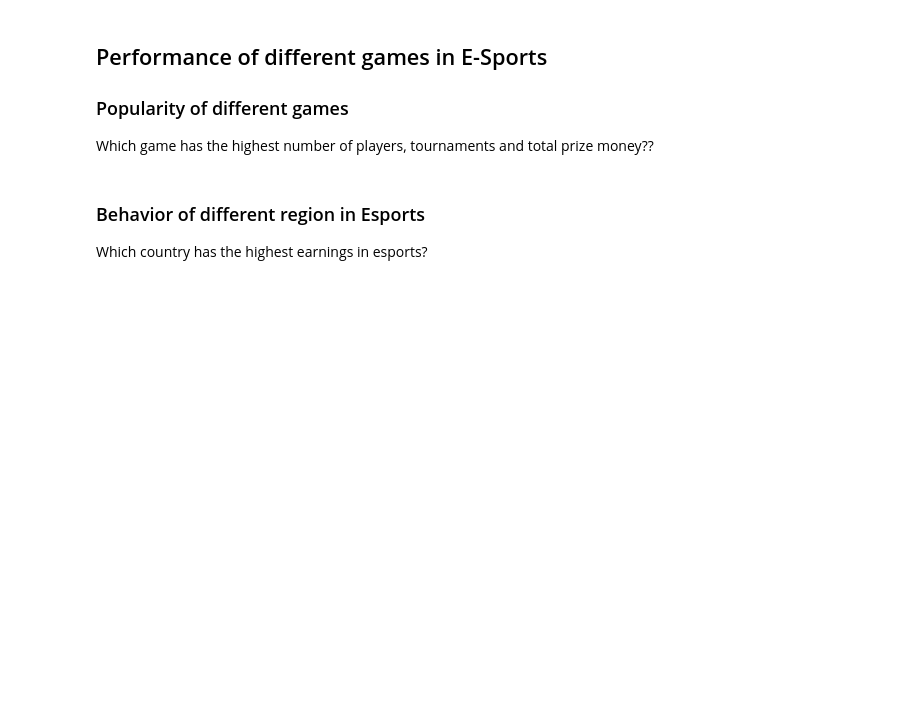
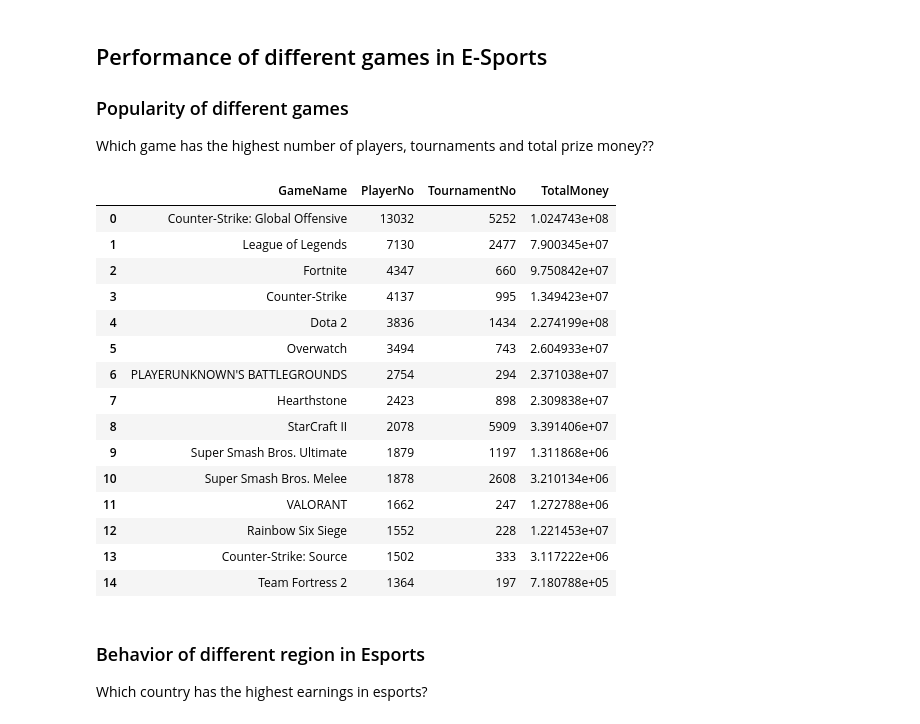
Before and after one commit to 5cminsuhlim/DSAN5300Proj, a Jupyter notebook: eda/eda_landscape.ipynb, the cells around one changed output. Drawn from its saved outputs; the diff is of its cells as text; code cells hidden in the pictures; blank space fills up the shorter version.

```diff
--- a/eda/eda_landscape.ipynb
+++ b/eda/eda_landscape.ipynb
@@ -124,17 +124,35 @@ Which game has the highest number of players, tournaments and total prize money?
 # %%
 players = esports.groupby('GameName')['PlayerNo'].sum().sort_values(ascending=False).head(15)
 players = pd.DataFrame(players).reset_index()
 
 
 tournaments = esports.groupby('GameName')['TournamentNo'].sum()
 tournaments = pd.DataFrame(tournaments).reset_index()
 
 
 money = esports.groupby('GameName')['TotalMoney'].sum()
 money = pd.DataFrame(money).reset_index()
 
 game = pd.merge(players, tournaments, on='GameName', how='inner')
 game = pd.merge(game, money, on='GameName', how='inner')
+game
+# %% [output]
+|  | GameName | PlayerNo | TournamentNo | TotalMoney |
+| 0 | Counter-Strike: Global Offensive | 13032 | 5252 | 1.024743e+08 |
+| 1 | League of Legends | 7130 | 2477 | 7.900345e+07 |
+| 2 | Fortnite | 4347 | 660 | 9.750842e+07 |
+| 3 | Counter-Strike | 4137 | 995 | 1.349423e+07 |
+| 4 | Dota 2 | 3836 | 1434 | 2.274199e+08 |
+| 5 | Overwatch | 3494 | 743 | 2.604933e+07 |
+| 6 | PLAYERUNKNOWN'S BATTLEGROUNDS | 2754 | 294 | 2.371038e+07 |
+| 7 | Hearthstone | 2423 | 898 | 2.309838e+07 |
+| 8 | StarCraft II | 2078 | 5909 | 3.391406e+07 |
+| 9 | Super Smash Bros. Ultimate | 1879 | 1197 | 1.311868e+06 |
+| 10 | Super Smash Bros. Melee | 1878 | 2608 | 3.210134e+06 |
+| 11 | VALORANT | 1662 | 247 | 1.272788e+06 |
+| 12 | Rainbow Six Siege | 1552 | 228 | 1.221453e+07 |
+| 13 | Counter-Strike: Source | 1502 | 333 | 3.117222e+06 |
+| 14 | Team Fortress 2 | 1364 | 197 | 7.180788e+05 |
 # %%
 fig = go.Figure()
 
```
Also changed, not shown: parts of 1 cell of this notebook, 3 other files.
